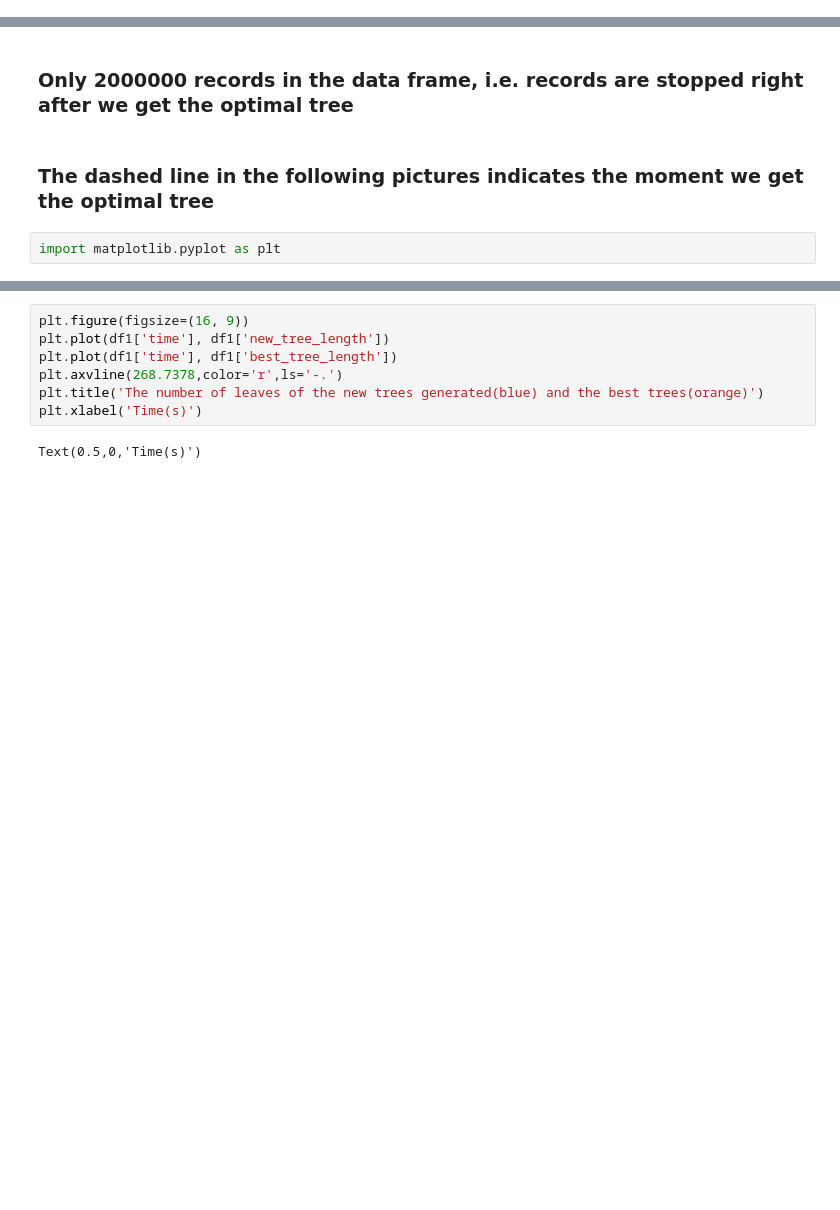
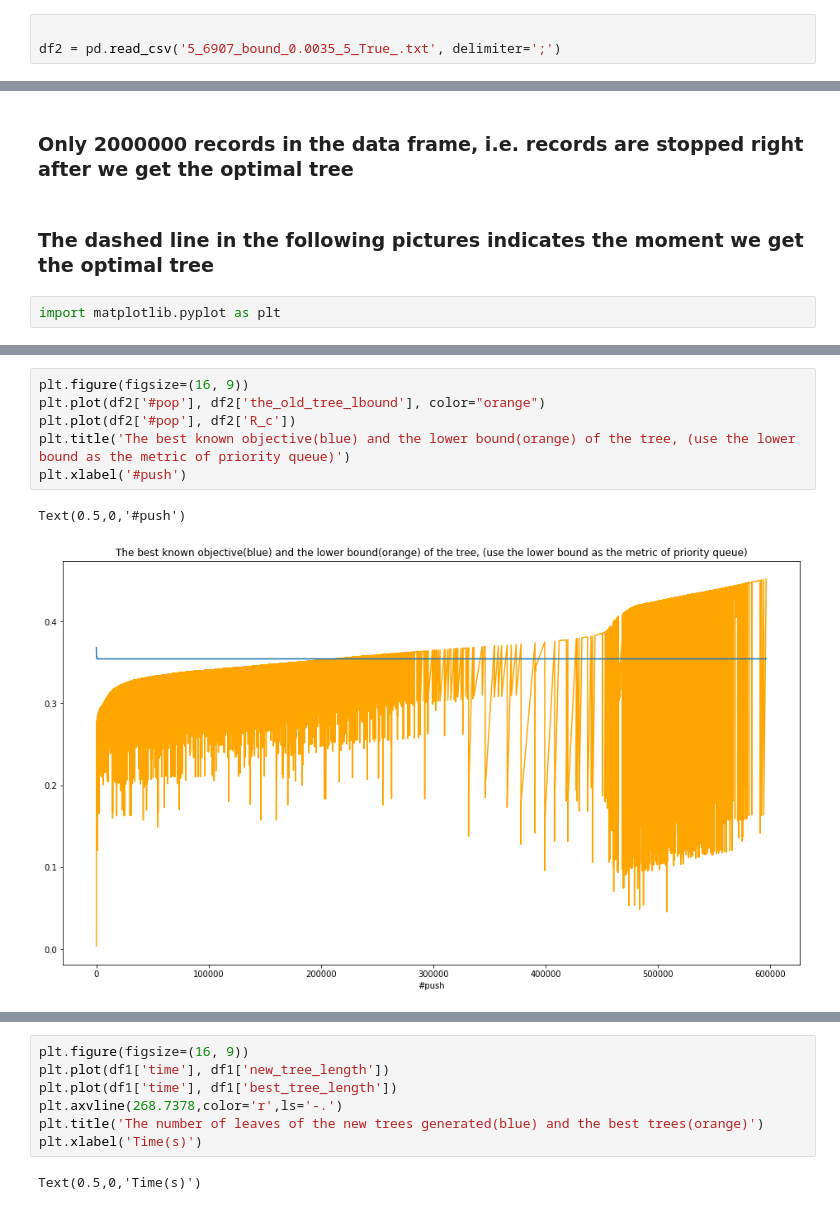
Before and after one commit to marypaulin/repo, a Jupyter notebook: src/visualization.ipynb, the cells around one changed output, grey strips where cells are left out. Drawn from its saved outputs; the diff is of its cells as text; blank space fills up the shorter version.

```diff
--- a/src/visualization.ipynb
+++ b/src/visualization.ipynb
@@ -5,0 +6,3 @@ df1 = pd.read_csv('5_6907_gini_0.001_4_.txt', delimiter=';')
+# %%
+
+df2 = pd.read_csv('5_6907_bound_0.0035_5_True_.txt', delimiter=';')
@@ -56,0 +83,9 @@ Text(0.5,0,'Time(s)')
+# %%
+plt.figure(figsize=(16, 9))
+plt.plot(df2['#pop'], df2['the_old_tree_lbound'], color="orange")
+plt.plot(df2['#pop'], df2['R_c'])
+plt.title('The best known objective(blue) and the lower bound(orange) of the tree, (use the lower bound as the metric of priority queue)')
+plt.xlabel('#push')
+# %% [output]
+Text(0.5,0,'#push')
+[figure, added]
```
Also changed, not shown: parts of 11 cells of this notebook, 2 other files.
